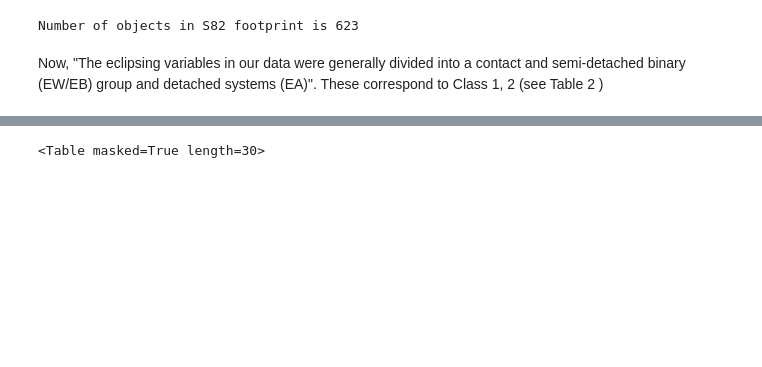
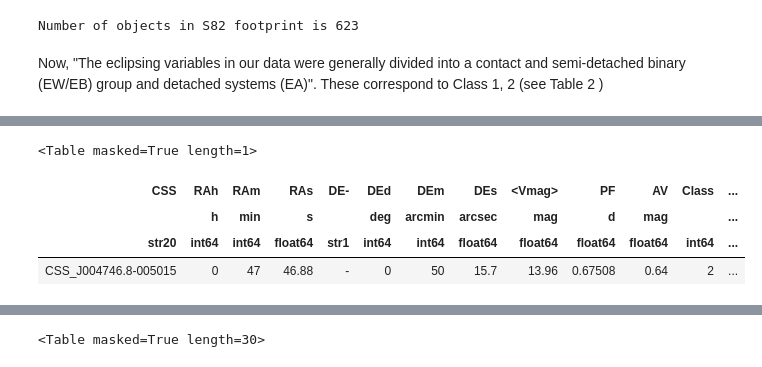
Before and after one commit to suberlak/CRTS_PROJECT, a Jupyter notebook: EB_Stars_in_S82_from_Drake_2014.ipynb, the cells around one changed output, grey strips where cells are left out. Cells and saved outputs as stored; diff of their text form; code cells hidden in the pictures; blank space fills up the shorter version.

```diff
--- a/EB_Stars_in_S82_from_Drake_2014.ipynb
+++ b/EB_Stars_in_S82_from_Drake_2014.ipynb
@@ -110,0 +109,8 @@ plt.title('S82 ')
+# %%
+table_in_s82[select_EA][mask][np.where(vmags ==  min(vmags))]
+# %% [output]
+<Table masked=True length=1>
+| CSS | RAh | RAm | RAs | DE- | DEd | DEm | DEs | <Vmag> | PF | AV | Class | ... |
+|  | h | min | s |  | deg | arcmin | arcsec | mag | d | mag |  | ... |
+| str20 | int64 | int64 | float64 | str1 | int64 | int64 | float64 | float64 | float64 | float64 | int64 | ... |
+| CSS_J004746.8-005015 | 0 | 47 | 46.88 | - | 0 | 50 | 15.7 | 13.96 | 0.67508 | 0.64 | 2 | ... |
```
Also changed, not shown: parts of 16 cells of this notebook.
